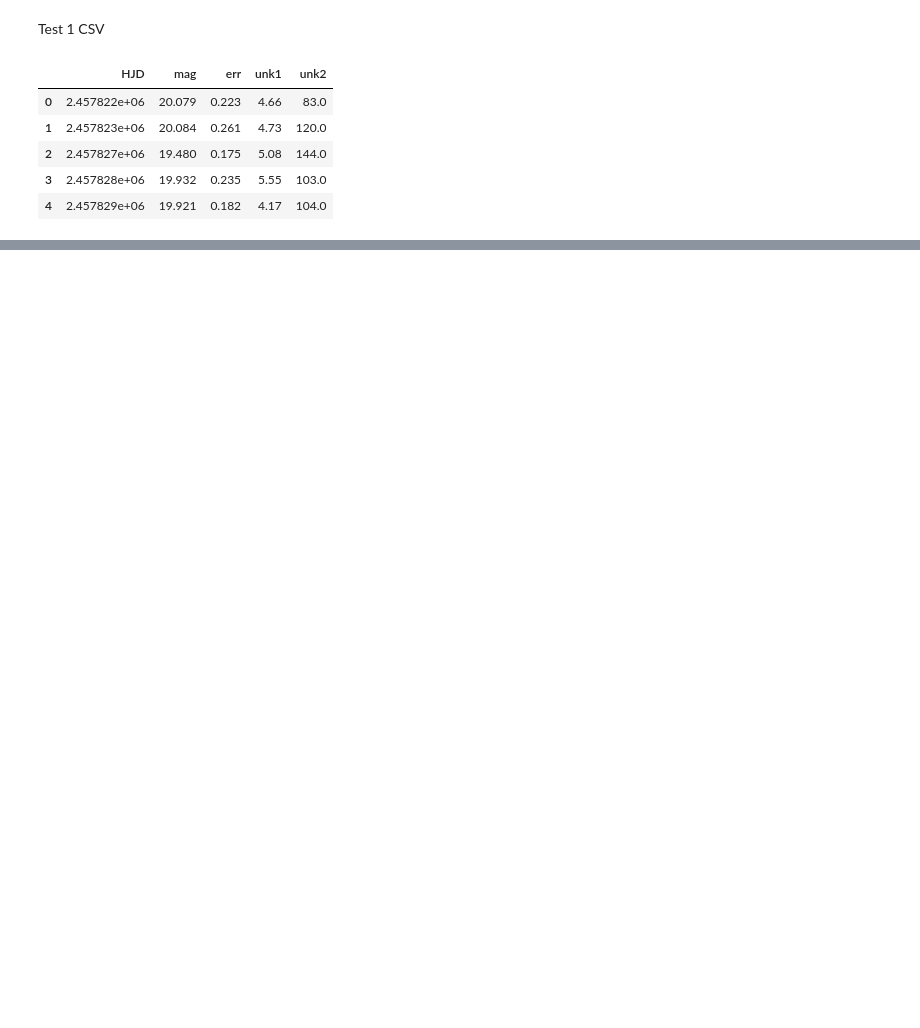
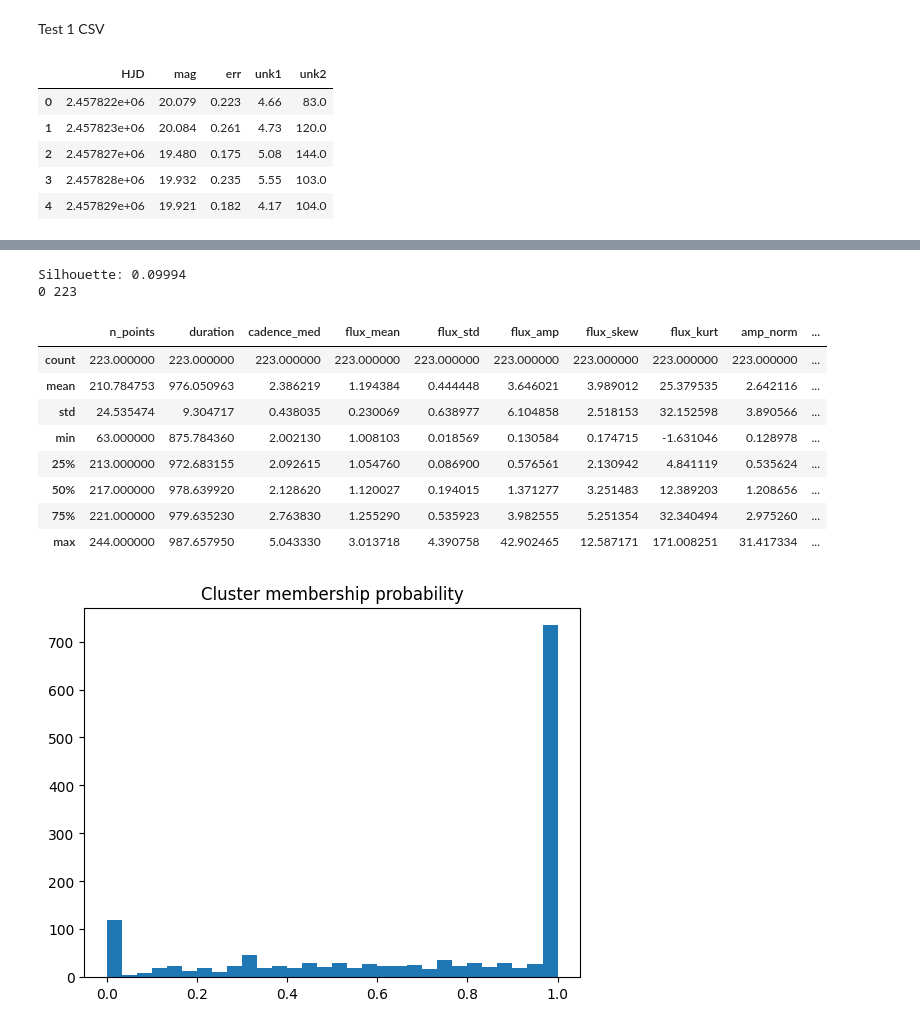
Before and after one commit to abheekda1/ogle-microlensing-automation, a Jupyter notebook: notebooks/01_feature_engineering.ipynb, the cells around one changed output, grey strips where cells are left out. Drawn from its saved outputs; the diff is of its cells as text; code cells hidden in the pictures; blank space fills up the shorter version.

```diff
--- a/notebooks/01_feature_engineering.ipynb
+++ b/notebooks/01_feature_engineering.ipynb
@@ -135,3 +172,28 @@ labels = clusterer.fit_predict(embedding)
 features_df["cluster"] = labels
+# %%
+from sklearn.metrics import silhouette_score
+sil = silhouette_score(X_scaled, labels)
+print(f"Silhouette: {sil:.5f}")
+plt.hist(clusterer.probabilities_, bins=30)
+plt.title("Cluster membership probability")
+clusterer.cluster_persistence_
+stable_clusters = np.where(clusterer.cluster_persistence_ > 0.4)[0]
+for c in stable_clusters:
+    print(c, (labels==c).sum())
+cluster0 = features_df[labels == 0]
+cluster0.describe()
+# %% [output]
+Silhouette: 0.09994
+0 223
+|  | n_points | duration | cadence_med | flux_mean | flux_std | flux_amp | flux_skew | flux_kurt | amp_norm | ... |
+| count | 223.000000 | 223.000000 | 223.000000 | 223.000000 | 223.000000 | 223.000000 | 223.000000 | 223.000000 | 223.000000 | ... |
+| mean | 210.784753 | 976.050963 | 2.386219 | 1.194384 | 0.444448 | 3.646021 | 3.989012 | 25.379535 | 2.642116 | ... |
+| std | 24.535474 | 9.304717 | 0.438035 | 0.230069 | 0.638977 | 6.104858 | 2.518153 | 32.152598 | 3.890566 | ... |
+| min | 63.000000 | 875.784360 | 2.002130 | 1.008103 | 0.018569 | 0.130584 | 0.174715 | -1.631046 | 0.128978 | ... |
+| 25% | 213.000000 | 972.683155 | 2.092615 | 1.054760 | 0.086900 | 0.576561 | 2.130942 | 4.841119 | 0.535624 | ... |
+| 50% | 217.000000 | 978.639920 | 2.128620 | 1.120027 | 0.194015 | 1.371277 | 3.251483 | 12.389203 | 1.208656 | ... |
+| 75% | 221.000000 | 979.635230 | 2.763830 | 1.255290 | 0.535923 | 3.982555 | 5.251354 | 32.340494 | 2.975260 | ... |
+| max | 244.000000 | 987.657950 | 5.043330 | 3.013718 | 4.390758 | 42.902465 | 12.587171 | 171.008251 | 31.417334 | ... |
+[figure, added]
 # %%
 import matplotlib.pyplot as plt
```
Also changed, not shown: parts of 13 cells of this notebook, 2 other files.
